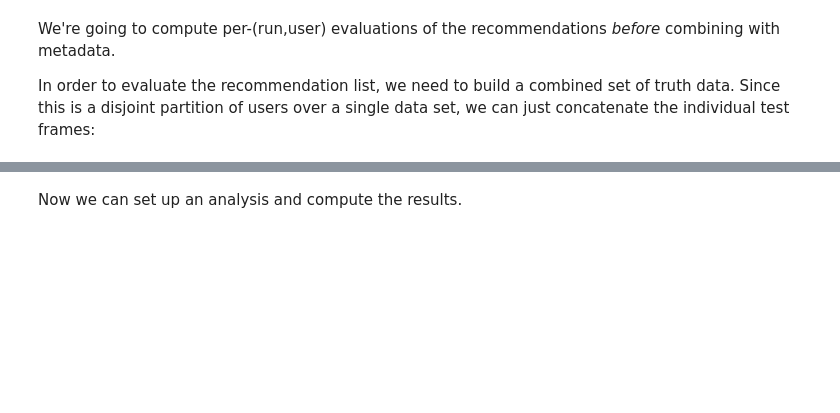
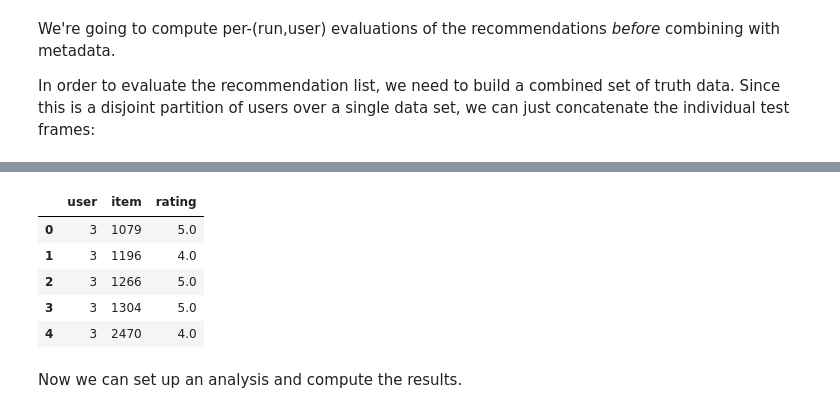
Before and after one commit to jacobmunson/lenskit_confidence, a Jupyter notebook: examples/BaselinesEval_UBCF_IBCF.ipynb, the cells around one changed output, grey strips where cells are left out. Cells and saved outputs as stored; diff of their text form; code cells hidden in the pictures; blank space fills up the shorter version.

```diff
--- a/examples/BaselinesEval_UBCF_IBCF.ipynb
+++ b/examples/BaselinesEval_UBCF_IBCF.ipynb
@@ -104,3 +163,12 @@ truth
+# %%
+truth.head() # a visual check
+# %% [output]
+|  | user | item | rating |
+| 0 | 3 | 1079 | 5.0 |
+| 1 | 3 | 1196 | 4.0 |
+| 2 | 3 | 1266 | 5.0 |
+| 3 | 3 | 1304 | 5.0 |
+| 4 | 3 | 2470 | 4.0 |
 # %% [markdown]
 Now we can set up an analysis and compute the results.
 # %%
```
Also changed, not shown: parts of 51 cells of this notebook.
